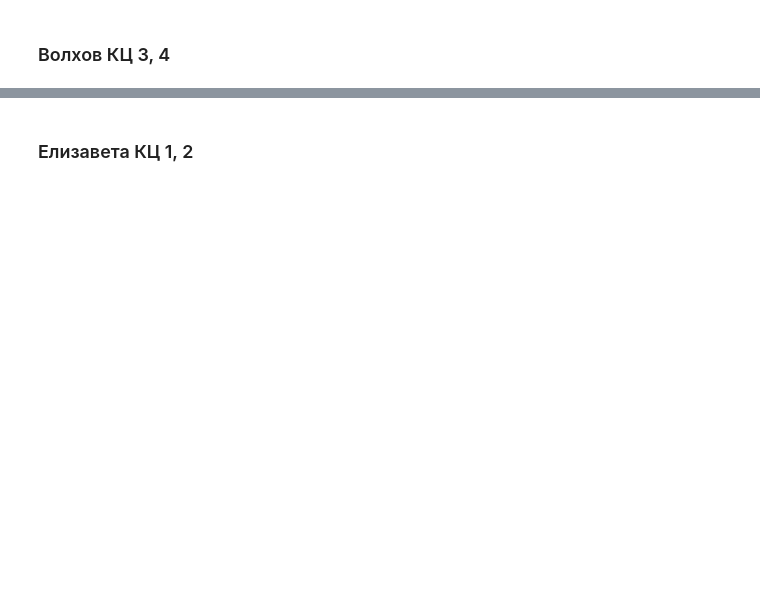
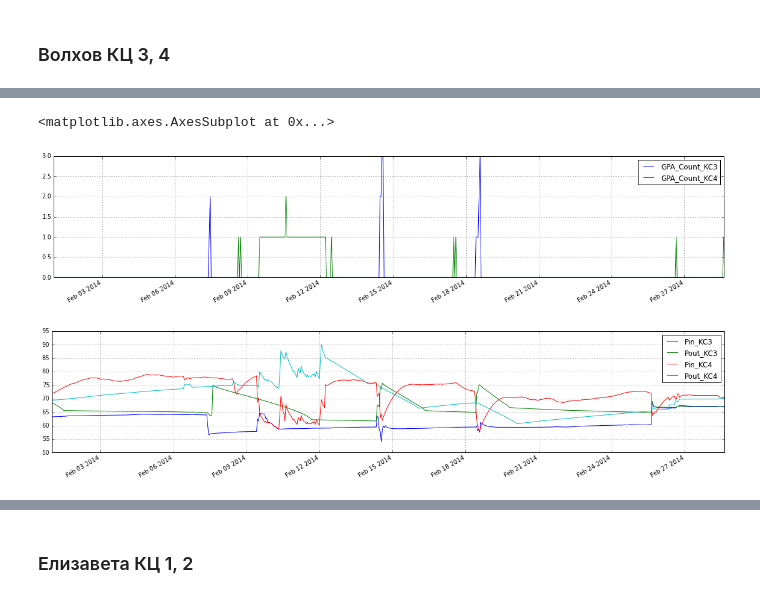
Before and after one commit to spajic/pandaseg, a Jupyter notebook: pandaseg.ipynb, the cells around one changed output, grey strips where cells are left out. Drawn from its saved outputs; the diff is of its cells as text; code cells hidden in the pictures; blank space fills up the shorter version.

```diff
--- a/pandaseg.ipynb
+++ b/pandaseg.ipynb
@@ -377,3 +586,13 @@ plot_shop_opeti_psi(res_opeti, res_psi)
+# %%
+# Углублённый анализ Волхова КЦ 3 и 4
+# Совмещённый график работающих ГПА по данным PSI
+volhov = volhov3_psi.join( volhov4_psi, lsuffix = ("_KC3"), rsuffix = ("_KC4") )
+volhov[['GPA_Count_KC3', 'GPA_Count_KC4']].plot()
+volhov[['Pin_KC3', 'Pout_KC3', 'Pin_KC4', 'Pout_KC4']].plot()
+# %% [output]
+<matplotlib.axes.AxesSubplot at 0x...>
+[figure, added]
+[figure, added]
 # %%
 # Кран РД 512 вплотную перед Волховым
 res = df_psi[df_psi.tag==u'T09.UT04.SLTM.KP104.GIS.Pout']
```
Also changed, not shown: parts of 16 cells of this notebook.
